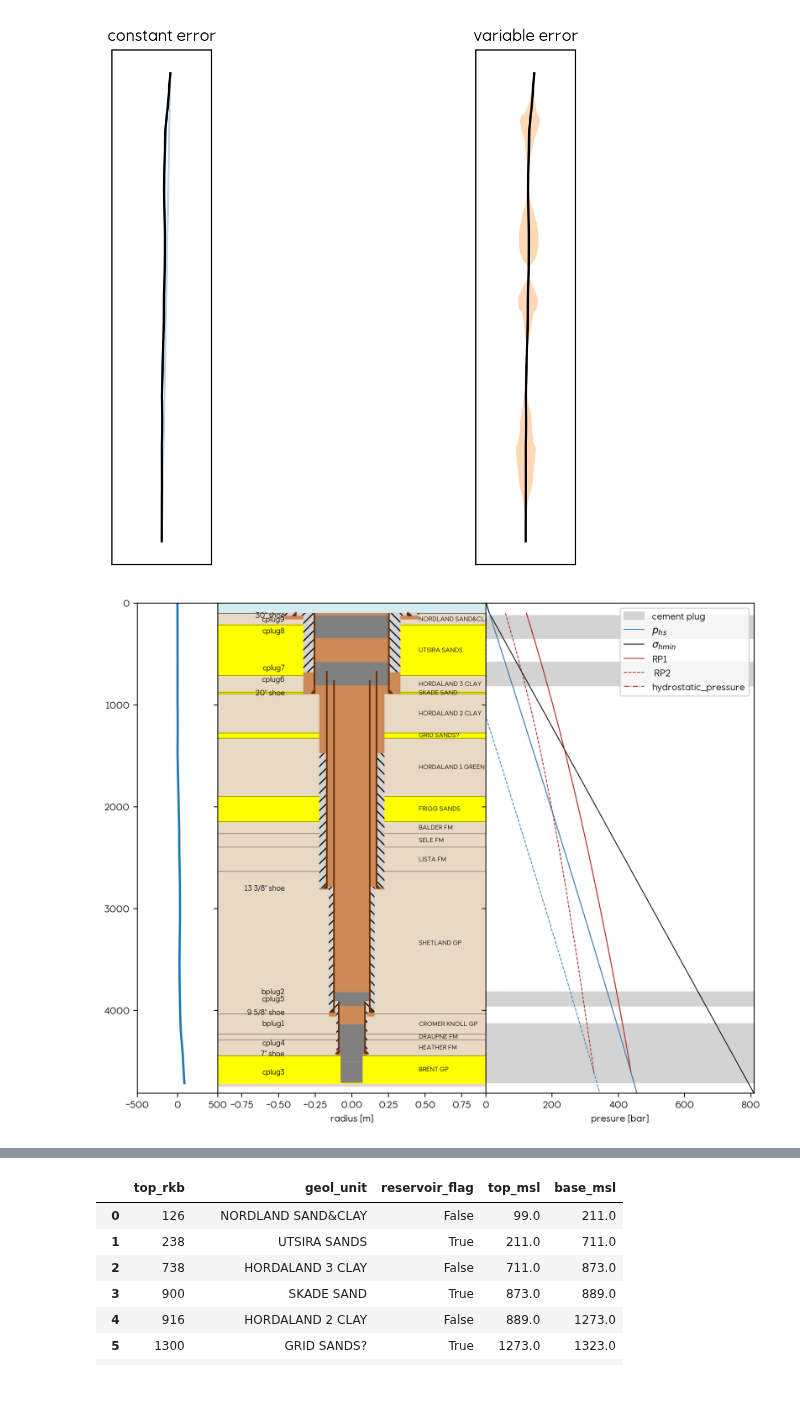
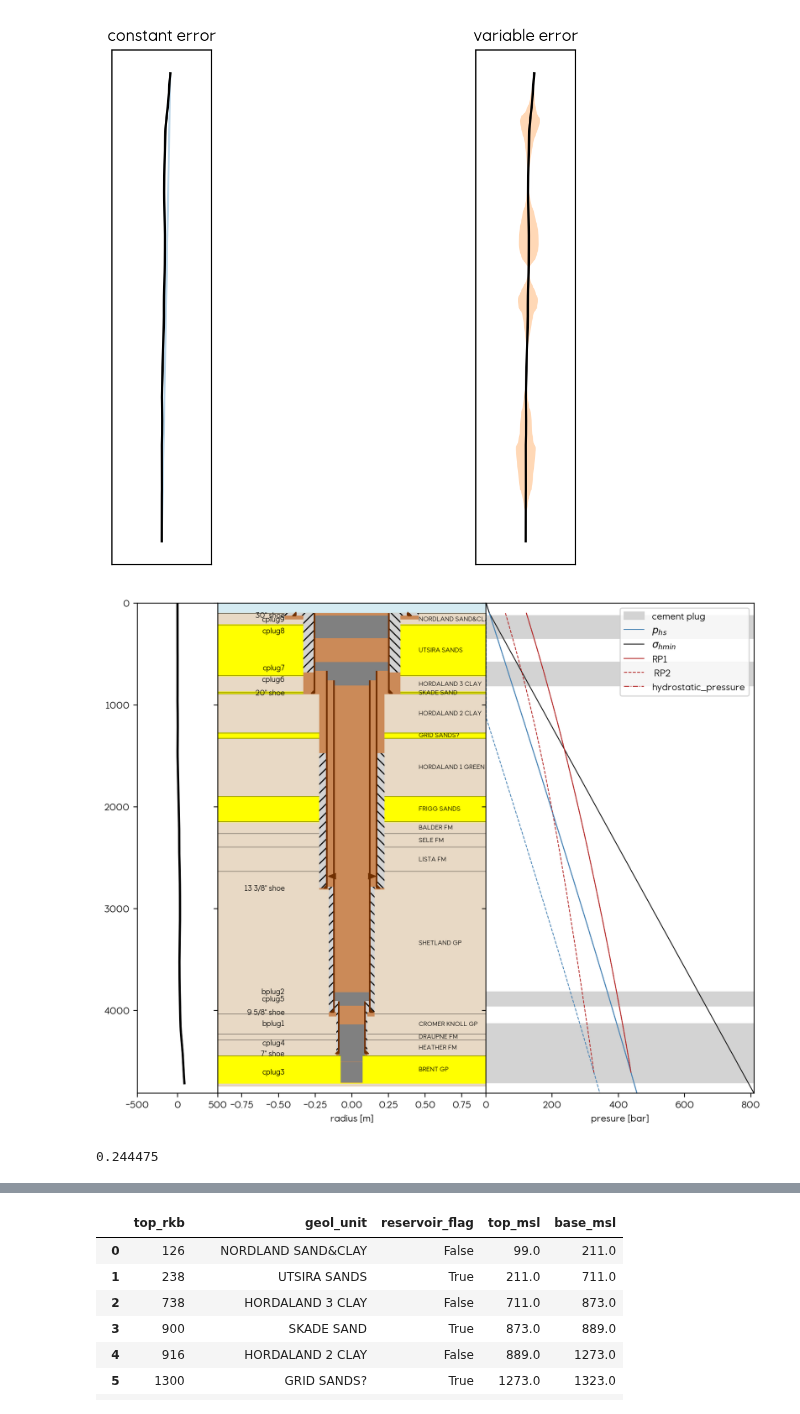
Before and after one commit to equinor/WINC_OnePager, a Jupyter notebook: notebooks/Pressure-WellClass_test.ipynb, the cells around one changed output, grey strips where cells are left out. Saved outputs shown, nothing was run; the diff lists cells and outputs as text; code cells hidden in the pictures.

```diff
--- a/notebooks/Pressure-WellClass_test.ipynb
+++ b/notebooks/Pressure-WellClass_test.ipynb
@@ -303,15 +337,38 @@ plt.show()
 # %%
 #Plot sketch, pressures
 fig, (ax0, ax1, ax2) = plt.subplots(1,3, sharey=True, figsize=(10, 8), width_ratios=[0.3,1, 1])
 plot_sketch(my_well, ax=ax1)
 plot_pressure(my_pressure, my_well.geology, my_well.barriers, ax=ax2)
 
-ax0.plot(os, w.location.tvd, lw=2, label="welly")
+ax0.plot(os, w.location.tvd, lw=2, label="welly", c='k')
 # ax0.set_aspect(1)
 ax0.set_xlim(-500, 500)
+
+#Draw casing shoes
+perf_size = 3
+left_perf = [[perf_size/3, -perf_size/2], [-perf_size, 0], [perf_size/3, perf_size/2]]
+right_perf = [[-perf_size/3, -perf_size/2], [perf_size, 0], [-perf_size/3, perf_size/2]]
+
+
+shoe_query = casings_df[casings_df['shoe']]
+steelcolor = '#702F00'
+ax1.scatter( ((9+5/8)*0.0254)/2, 2705-23.5, marker = right_perf, s=100, c=steelcolor, zorder=100, facecolors='none')
+ax1.scatter(-((9+5/8)*0.0254)/2, 2705-23.5, marker = left_perf, s=100, c=steelcolor, zorder=100)
+
+# for idx, row in shoe_query.iterrows():
+#         ycoord = row['bottom_msl']
+#         d_in = row['diameter_in']
+#         shoe_label = float_to_fraction_inches(d_in)+' shoe'
+#         ax.annotate(shoe_label, xy = (xcoord_left, ycoord), fontsize = txt_fs_left, va = 'center', ha='right')
+
+
 
 fig.subplots_adjust(wspace=0)
 
 # fig.tight_layout(w_pad=0)
 # %% [output]
-[figure, old version]
+[figure, new version]
+# %%
+(9+5/8)*0.0254
+# %% [output]
+0.244475
```
Also changed, not shown: parts of 15 cells of this notebook.
